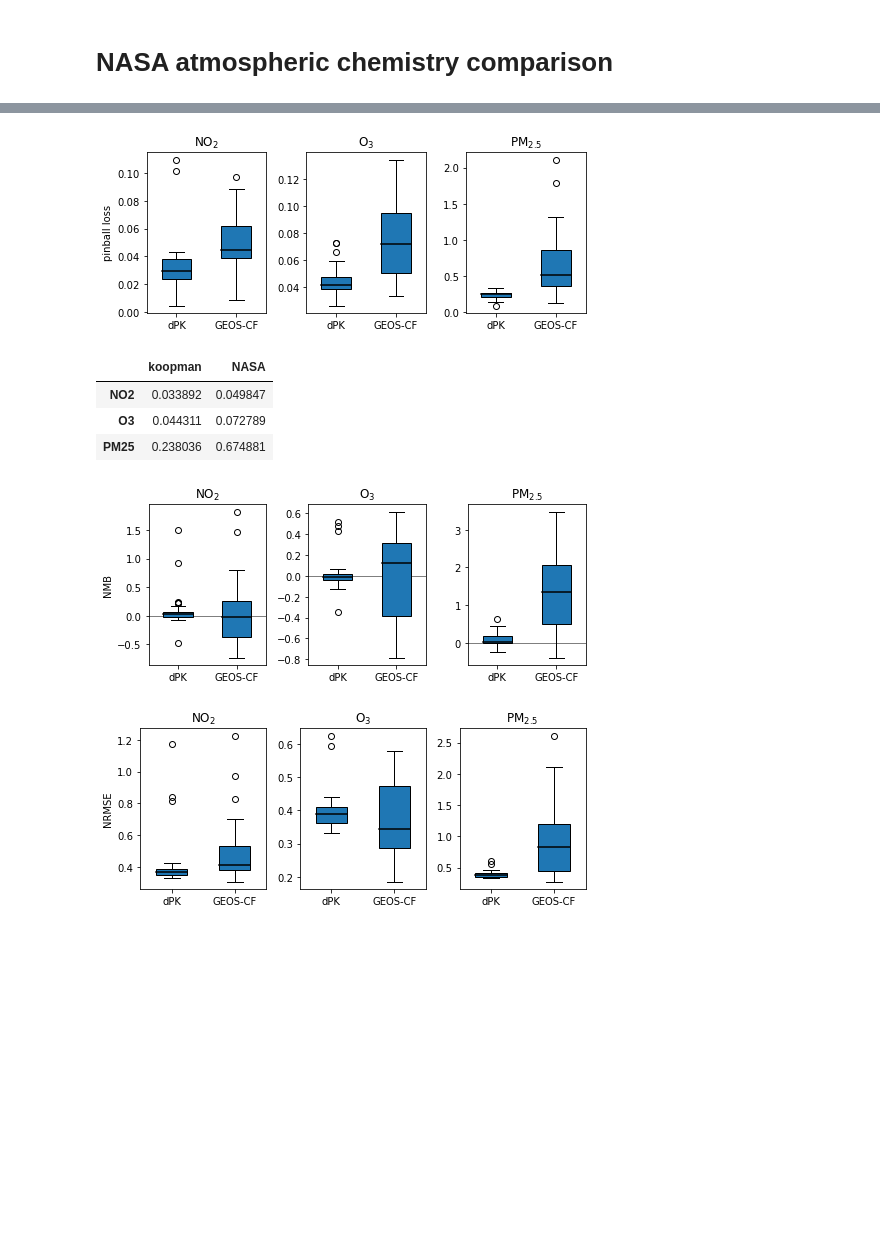
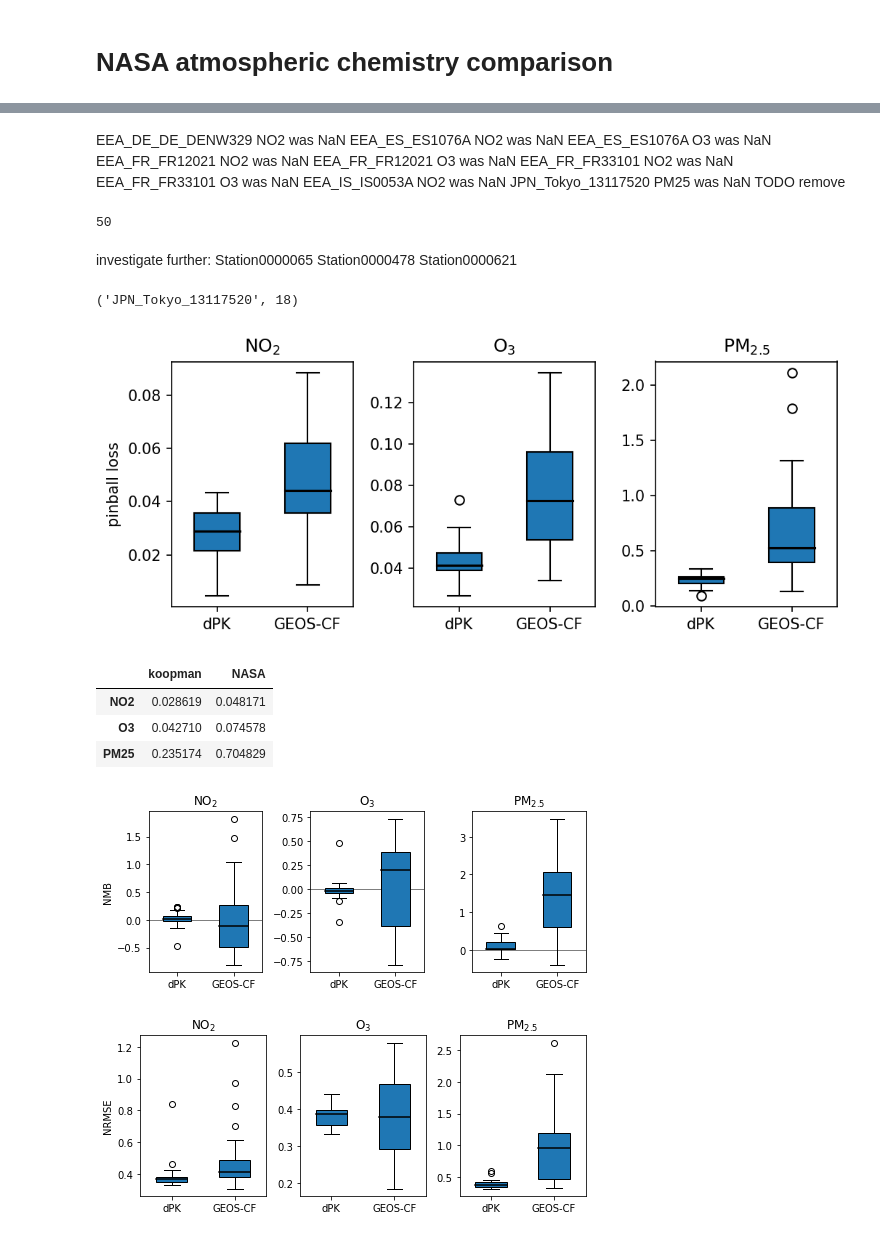
Before and after one commit to AlexTMallen/koopman-forecasting, a Jupyter notebook: figures.ipynb, the cells around one changed output, grey strips where cells are left out. Cells and saved outputs as stored; diff of their text form; code cells hidden in the pictures; blank space fills up the shorter version.

```diff
--- a/figures.ipynb
+++ b/figures.ipynb
@@ -89,0 +97,7 @@ me - 2 * er, me + 2 * er
+# %%
+n_samples = 100_000
+sample_means = np.zeros((n_samples,))
+for i in range(n_samples):
+    sample_months = np.random.choice(np.arange(12), size=6, replace=False)
+    sample = np.array([relative_perfs.avg.loc[months[j]] for j in sample_months])
+    sample_means[i] = sample.mean()
@@ -288,3 +312,23 @@ NASAcomparison
+# %% [markdown]
+EEA_DE_DE_DENW329 NO2 was NaN
+EEA_ES_ES1076A NO2 was NaN
+EEA_ES_ES1076A O3 was NaN
+EEA_FR_FR12021 NO2 was NaN
+EEA_FR_FR12021 O3 was NaN
+EEA_FR_FR33101 NO2 was NaN
+EEA_FR_FR33101 O3 was NaN
+EEA_IS_IS0053A NO2 was NaN
+JPN_Tokyo_13117520 PM25 was NaN
+TODO remove
+# %%
+len(NASAcomparison)
+# %% [output]
+50
+# %% [markdown]
+investigate further:
+Station0000065
+Station0000478
+Station0000621
 # %%
 pinball = pd.DataFrame({"koopman": {"NO2": [], "O3": [], "PM25": []}, "NASA": {"NO2": [], "O3": [], "PM25": []}})
 nmb = pd.DataFrame({"koopman": {"NO2": [], "O3": [], "PM25": []}, "NASA": {"NO2": [], "O3": [], "PM25": []}})
@@ -294,37 +338,46 @@ pinball_means = pd.DataFrame({"koopman": {"NO2": [], "O3": [], "PM25": []}, "NAS
 chem_names = ["NO$_2$", "O$_3$", "PM$_{2.5}$"]
 
 for station in NASAcomparison:
-    for chemical in ["NO2", "O3", "PM25"]:
-        if NASAcomparison[station][chemical]["koopman"] != {} and np.isfinite(NASAcomparison[station][chemical]["koopman"]["pinball"]): # make sure data was there
-            pinball["koopman"][chemical].append(NASAcomparison[station][chemical]["koopman"]["pinball"])
-            pinball["NASA"][chemical].append(NASAcomparison[station][chemical]["NASA"]["pinball"])
-            nmb["koopman"][chemical].append(NASAcomparison[station][chemical]["koopman"]["nmb"])
-            nmb["NASA"][chemical].append(NASAcomparison[station][chemical]["NASA"]["nmb"])
-            nrmse["koopman"][chemical].append(NASAcomparison[station][chemical]["koopman"]["nrmse"])
-            nrmse["NASA"][chemical].append(NASAcomparison[station][chemical]["NASA"]["nrmse"])
-            correlation["koopman"][chemical].append(NASAcomparison[station][chemical]["koopman"]["correlation"])
-            correlation["NASA"][chemical].append(NASAcomparison[station][chemical]["NASA"]["correlation"])
+    """Comparisons on stations 478 and 621 are excluded because there were no observations from the last 9 months of the training year."""
+    if station not in ["Station0000478", "Station0000621"]:
+        for chemical in ["NO2", "O3", "PM25"]:
+            if NASAcomparison[station][chemical]["koopman"] != {}: # make sure data was there
+                if np.isfinite(NASAcomparison[station][chemical]["koopman"]["pinball"]):
+                    pinball["koopman"][chemical].append(NASAcomparison[station][chemical]["koopman"]["pinball"])
+                    pinball["NASA"][chemical].append(NASAcomparison[station][chemical]["NASA"]["pinball"])
+                    nmb["koopman"][chemical].append(NASAcomparison[station][chemical]["koopman"]["nmb"])
+                    nmb["NASA"][chemical].append(NASAcomparison[station][chemical]["NASA"]["nmb"])
+                    nrmse["koopman"][chemical].append(NASAcomparison[station][chemical]["koopman"]["nrmse"])
+                    nrmse["NASA"][chemical].append(NASAcomparison[station][chemical]["NASA"]["nrmse"])
+                    correlation["koopman"][chemical].append(NASAcomparison[station][chemical]["koopman"]["correlation"])
+                    correlation["NASA"][chemical].append(NASAcomparison[station][chemical]["NASA"]["correlation"])
+                else:
+                    print(station + " " + chemical + " was NaN")
+# %%
+station, len(station)
+# %% [output]
+('JPN_Tokyo_13117520', 18)
 # %%
-plt.subplots(figsize=(7, 3))
+plt.subplots(figsize=(7, 3), dpi=150)
 for i, chem in enumerate(pinball.index[::-1]):
     plt.subplot(1, 3, 3 - i)
     for col in pinball.columns:
         p = np.array(pinball[col][chem])
         pinball[col][chem] = p
         pinball_means[col][chem] = p.mean()
     plt.boxplot(pinball.loc[chem], widths=[0.5, 0.5], showfliers=True, patch_artist=True, labels=["dPK", "GEOS-CF"], medianprops={"linewidth":1.5, "color":'k'})
     plt.title(chem_names[2 - i])
 plt.ylabel("pinball loss")
 plt.tight_layout()
 # %% [output]
-[figure, old version]
+[figure, new version]
 # %%
 pinball_means
 # %% [output]
 |  | koopman | NASA |
-| NO2 | 0.033892 | 0.049847 |
-| O3 | 0.044311 | 0.072789 |
-| PM25 | 0.238036 | 0.674881 |
+| NO2 | 0.028619 | 0.048171 |
+| O3 | 0.042710 | 0.074578 |
+| PM25 | 0.235174 | 0.704829 |
 # %%
 plt.subplots(figsize=(7, 3))
 for i, chem in enumerate(nmb.index[::-1]):
@@ -338,7 +391,7 @@ for i, chem in enumerate(nmb.index[::-1]):
 plt.ylabel("NMB")
 plt.tight_layout()
 # %% [output]
-[figure, old version]
+[figure, new version]
 # %%
 plt.subplots(figsize=(7, 3))
 for i, chem in enumerate(nrmse.index[::-1]):
@@ -351,7 +404,7 @@ for i, chem in enumerate(nrmse.index[::-1]):
 plt.ylabel("NRMSE")
 plt.tight_layout()
 # %% [output]
-[figure, old version]
+[figure, new version]
 # %%
 plt.subplots(figsize=(7, 3))
 for i, chem in enumerate(correlation.index[::-1]):
```
Also changed, not shown: parts of 9 cells of this notebook, 1 other file.
